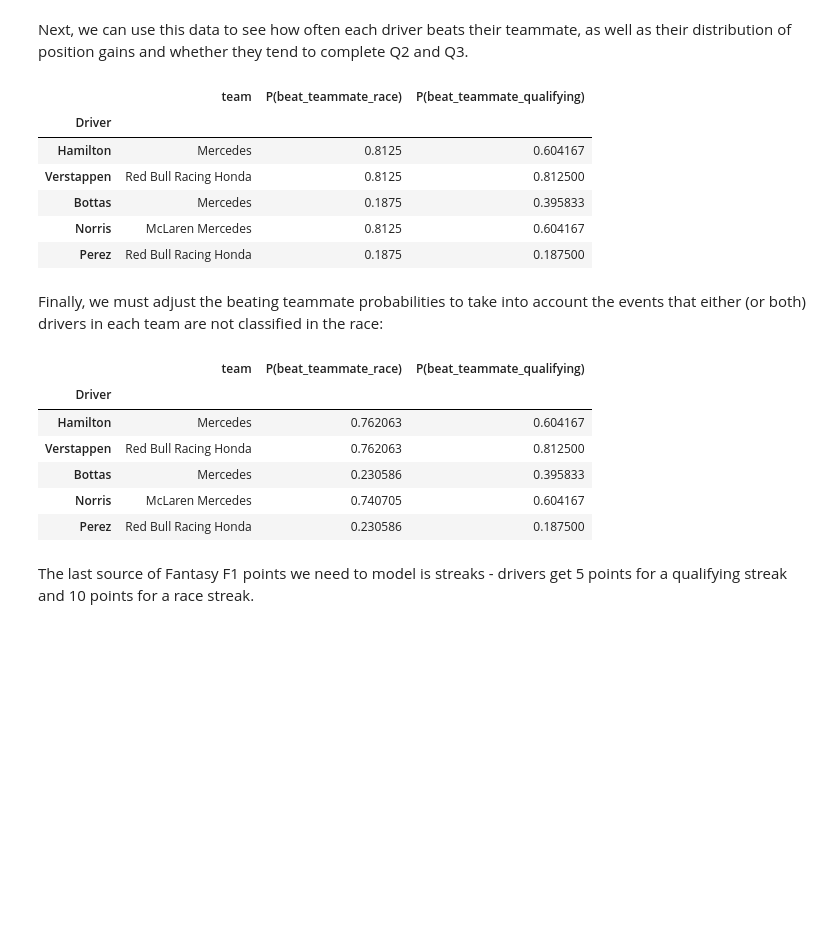
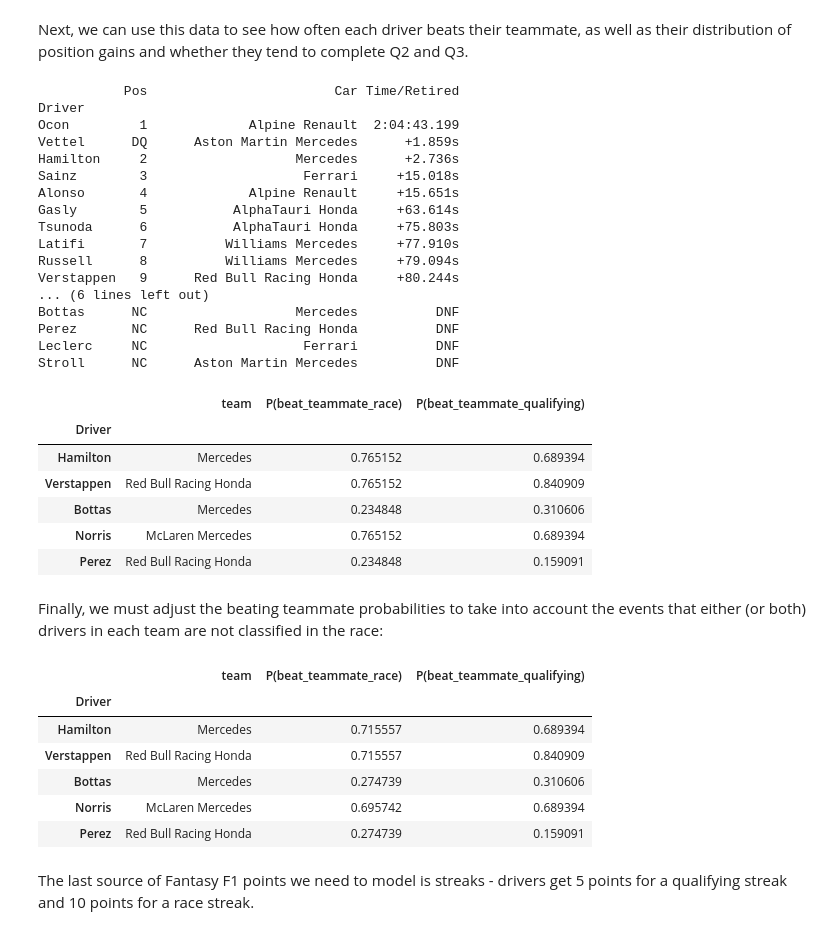
Before and after one commit to harryrgrove/F1_model, a Jupyter notebook: model.ipynb, the cells around one changed output. Saved outputs shown, nothing was run; the diff lists cells and outputs as text; code cells hidden in the pictures; blank space fills up the shorter version.

```diff
--- a/model.ipynb
+++ b/model.ipynb
@@ -456,7 +456,7 @@ hrefs = [
 ]
 
 qualifying_dfs, race_dfs, grid_dfs = [], [], []
-season_length = 8 # Update each race
+season_length = 11 # Update each race
 
 # Collect qualifying, race and grid orders for this season's GPs
 for href in hrefs[:season_length]:
@@ -518,41 +518,61 @@ for i, (race_df, qualifying_df, grid_df) in enumerate(zip(race_dfs, qualifying_d
                 gain = int(grid_df.loc[driver, 'Pos']) - int(race_df.loc[driver, 'Pos'])
             except KeyError:
                 gain = 20 - int(race_df.loc[driver, 'Pos'])
+            except ValueError:
+                print(race_df)
+                gain = 0
         event_df.loc[driver, 'position_gain'].append(gain)
 
         # Collect Q2 qualification data
         try:
             if pd.isnull(qualifying_df.loc[driver, 'Q2']):
                 event_df.loc[driver, 'q2_finish'].append(0)
             else:
                 event_df.loc[driver, 'q2_finish'].append(1)
         except KeyError:
             event_df.loc[driver, 'q2_finish'].append(0)
 
         # Collect Q3 qualification data
         try:
             if pd.isnull(qualifying_df.loc[driver, 'Q3']):
                 event_df.loc[driver, 'q3_finish'].append(0)
             else:
                 event_df.loc[driver, 'q3_finish'].append(1)
         except KeyError:
             event_df.loc[driver, 'q3_finish'].append(0)
 
 # We must normalise each probability towards mean to account for sample noise
 event_df['P(beat_teammate_race)'] = [np.mean(l) for l in event_df['beat_teammate_race']]
 event_df['P(beat_teammate_race)'] = (5 * event_df['P(beat_teammate_race)'] + 0.5) / 6
 event_df['P(beat_teammate_qualifying)'] = [np.mean(l) for l in event_df['beat_teammate_qualifying']]
 event_df['P(beat_teammate_qualifying)'] = (5 * event_df['P(beat_teammate_qualifying)'] + 0.5) / 6
 event_df = pd.DataFrame(event_df[['team', 'P(beat_teammate_race)', 'P(beat_teammate_qualifying)']])
 event_df.head()
 # %% [output]
+           Pos                        Car Time/Retired
+Driver
+Ocon         1             Alpine Renault  2:04:43.199
+Vettel      DQ      Aston Martin Mercedes      +1.859s
+Hamilton     2                   Mercedes      +2.736s
+Sainz        3                    Ferrari     +15.018s
+Alonso       4             Alpine Renault     +15.651s
+Gasly        5           AlphaTauri Honda     +63.614s
+Tsunoda      6           AlphaTauri Honda     +75.803s
+Latifi       7          Williams Mercedes     +77.910s
+Russell      8          Williams Mercedes     +79.094s
+Verstappen   9      Red Bull Racing Honda     +80.244s
+... (6 lines left out)
+Bottas      NC                   Mercedes          DNF
+Perez       NC      Red Bull Racing Honda          DNF
+Leclerc     NC                    Ferrari          DNF
+Stroll      NC      Aston Martin Mercedes          DNF
 |  | team | P(beat_teammate_race) | P(beat_teammate_qualifying) |
 | Driver |  |  |  |
-| Hamilton | Mercedes | 0.8125 | 0.604167 |
-| Verstappen | Red Bull Racing Honda | 0.8125 | 0.812500 |
-| Bottas | Mercedes | 0.1875 | 0.395833 |
-| Norris | McLaren Mercedes | 0.8125 | 0.604167 |
-| Perez | Red Bull Racing Honda | 0.1875 | 0.187500 |
+| Hamilton | Mercedes | 0.765152 | 0.689394 |
+| Verstappen | Red Bull Racing Honda | 0.765152 | 0.840909 |
+| Bottas | Mercedes | 0.234848 | 0.310606 |
+| Norris | McLaren Mercedes | 0.765152 | 0.689394 |
+| Perez | Red Bull Racing Honda | 0.234848 | 0.159091 |
 # %% [markdown]
 Finally, we must adjust the beating teammate probabilities to take into account the events that either (or both) drivers in each team are not classified in the race:
 # %%
@@ -570,11 +590,11 @@ event_df.head()
 # %% [output]
 |  | team | P(beat_teammate_race) | P(beat_teammate_qualifying) |
 | Driver |  |  |  |
-| Hamilton | Mercedes | 0.762063 | 0.604167 |
-| Verstappen | Red Bull Racing Honda | 0.762063 | 0.812500 |
-| Bottas | Mercedes | 0.230586 | 0.395833 |
-| Norris | McLaren Mercedes | 0.740705 | 0.604167 |
-| Perez | Red Bull Racing Honda | 0.230586 | 0.187500 |
+| Hamilton | Mercedes | 0.715557 | 0.689394 |
+| Verstappen | Red Bull Racing Honda | 0.715557 | 0.840909 |
+| Bottas | Mercedes | 0.274739 | 0.310606 |
+| Norris | McLaren Mercedes | 0.695742 | 0.689394 |
+| Perez | Red Bull Racing Honda | 0.274739 | 0.159091 |
 # %%
 for driver in df.index:
     ev_df.loc[driver, 'beat_teammate'] = event_df.loc[driver, 'P(beat_teammate_race)'] * 3 \
```
Also changed, not shown: parts of 24 cells of this notebook.
